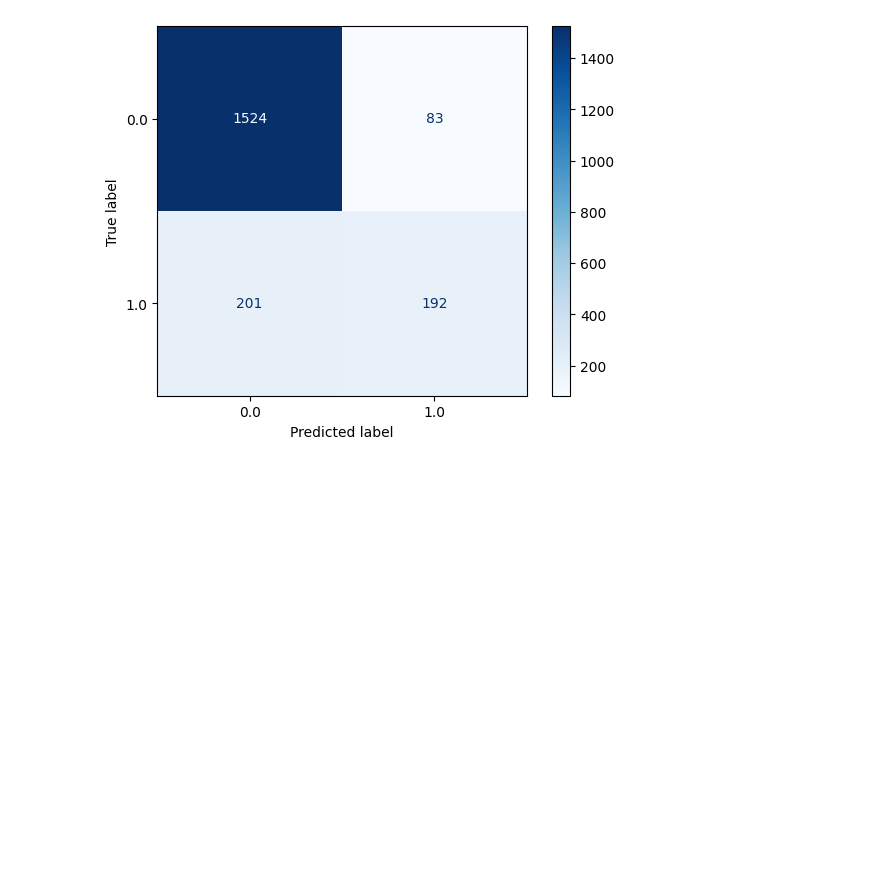
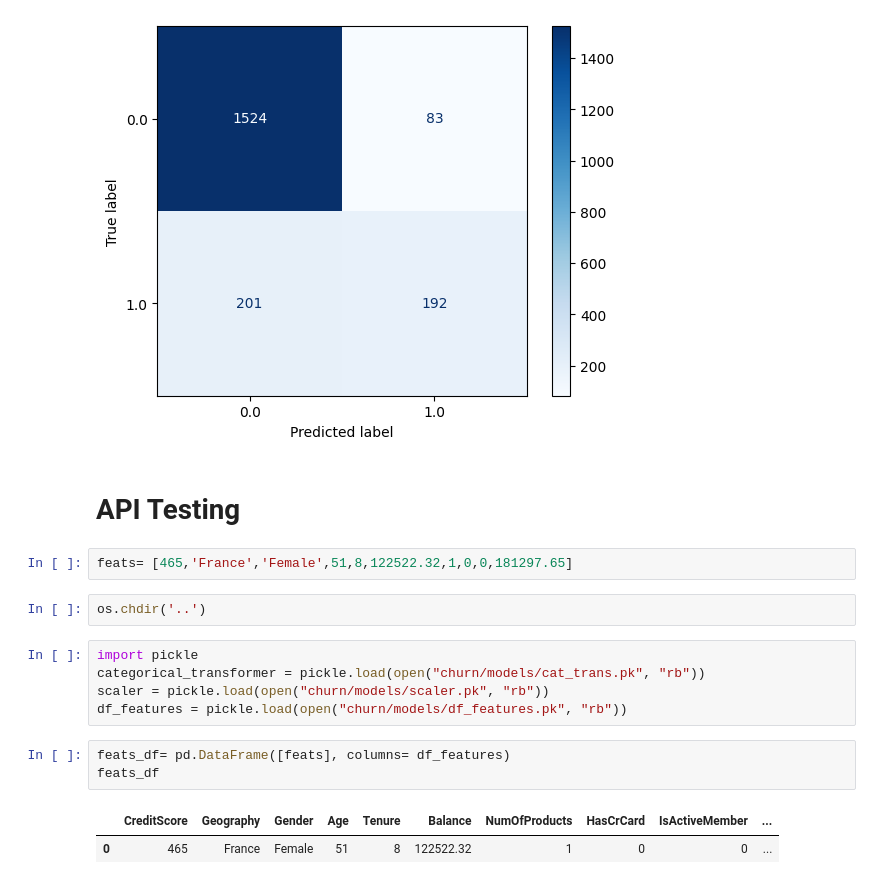
Before and after one commit to Pipe-Vash/laboratorio-machine-learning, a Jupyter notebook: notebooks/modelgeneration_27092023_ricalanis.ipynb, the cells around one changed output. Cells and saved outputs as stored; diff of their text form; blank space fills up the shorter version.

```diff
--- a/notebooks/modelgeneration_27092023_ricalanis.ipynb
+++ b/notebooks/modelgeneration_27092023_ricalanis.ipynb
@@ -406,3 +412,20 @@ disp.plot(cmap='Blues')
 plt.show()
 # %% [output]
 [figure]
+# %% [markdown]
+# API Testing
+# %%
+feats= [465,'France','Female',51,8,122522.32,1,0,0,181297.65]
+# %%
+os.chdir('..')
+# %%
+import pickle
+categorical_transformer = pickle.load(open("churn/models/cat_trans.pk", "rb"))
+scaler = pickle.load(open("churn/models/scaler.pk", "rb"))
+df_features = pickle.load(open("churn/models/df_features.pk", "rb"))
+# %%
+feats_df= pd.DataFrame([feats], columns= df_features)
+feats_df
+# %% [output]
+|  | CreditScore | Geography | Gender | Age | Tenure | Balance | NumOfProducts | HasCrCard | IsActiveMember | ... |
+| 0 | 465 | France | Female | 51 | 8 | 122522.32 | 1 | 0 | 0 | ... |
```
Also changed, not shown: parts of 11 cells of this notebook, 1 other file.
